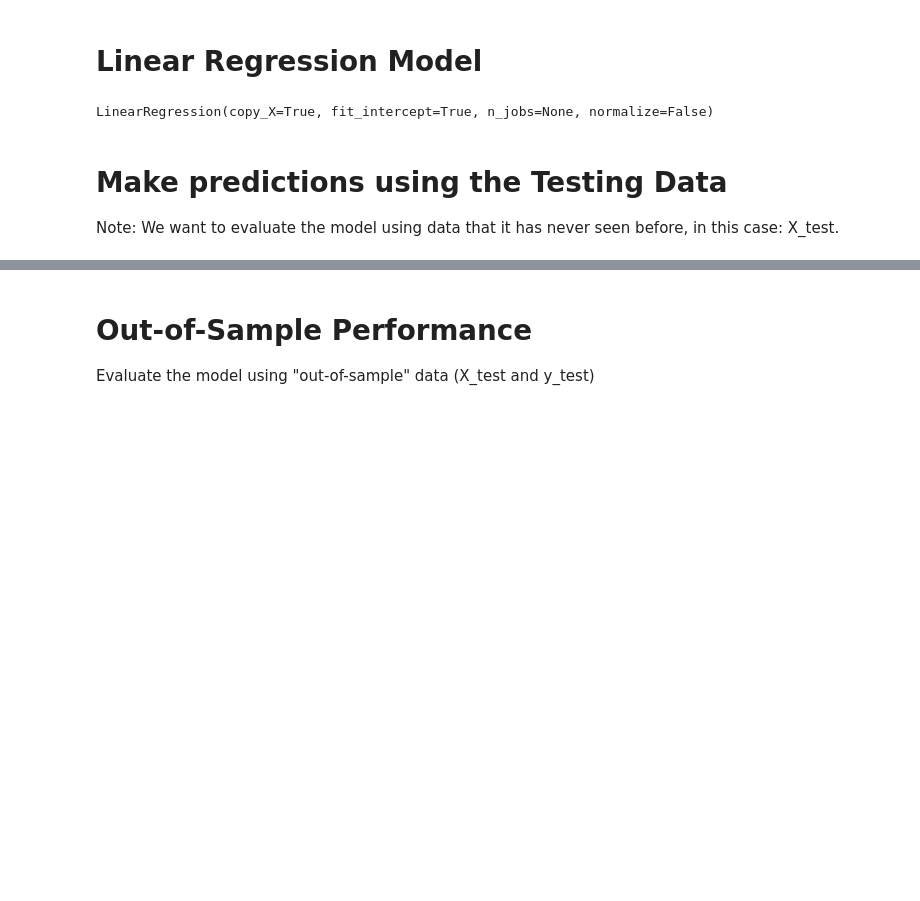
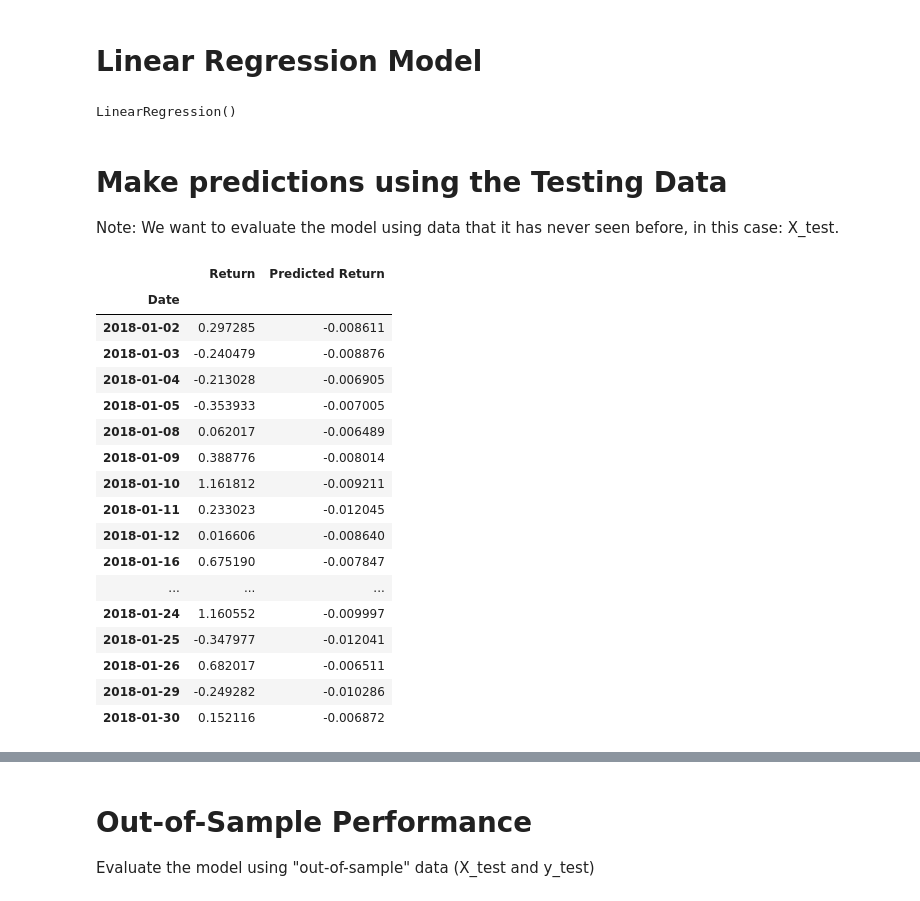
Before and after one commit to dbogatic/time-series-homework, a Jupyter notebook: regression_analysis.ipynb, the cells around one changed output, grey strips where cells are left out. Cells and saved outputs as stored; diff of their text form; code cells hidden in the pictures; blank space fills up the shorter version.

```diff
--- a/regression_analysis.ipynb
+++ b/regression_analysis.ipynb
@@ -73,4 +72,8 @@ test = yen_futures['2018':]
 # Create four dataframes:
 # X_train (training set using just the independent variables), X_test (test set of of just the independent variables)
 # Y_train (training set using just the "y" variable, i.e., "Futures Return"), Y_test (test set of just the "y" variable):
-# YOUR CODE HERE!
+
+X_train = pd.DataFrame(train["Lagged_Return"])
+X_test = pd.DataFrame(test["Lagged_Return"])
+y_train = pd.DataFrame(train["Return"])
+y_test = pd.DataFrame(test["Return"])
@@ -98,9 +95,13 @@ X_train
 from sklearn.linear_model import LinearRegression
 
 # Fit a SKLearn linear regression using just the training set (X_train, Y_train):
-# YOUR CODE HERE!
+
+model = LinearRegression()
+model
+model.fit(X_train, y_train)
+LinearRegression(copy_X=True, fit_intercept=True,n_jobs=None, normalize=False)
 # %% [output]
-LinearRegression(copy_X=True, fit_intercept=True, n_jobs=None, normalize=False)
+LinearRegression()
 # %% [markdown]
 # Make predictions using the Testing Data
 
@@ -111,5 +113,26 @@ Note: We want to evaluate the model using data that it has never seen before, in
 # %%
 # Assemble actual y data (Y_test) with predicted y data (from just above) into two columns in a dataframe:
-# YOUR CODE HERE!
+Results = pd.DataFrame(y_test)
+Results["Predicted Return"] = predictions
+Results[:20]
+# %% [output]
+|  | Return | Predicted Return |
+| Date |  |  |
+| 2018-01-02 | 0.297285 | -0.008611 |
+| 2018-01-03 | -0.240479 | -0.008876 |
+| 2018-01-04 | -0.213028 | -0.006905 |
+| 2018-01-05 | -0.353933 | -0.007005 |
+| 2018-01-08 | 0.062017 | -0.006489 |
+| 2018-01-09 | 0.388776 | -0.008014 |
+| 2018-01-10 | 1.161812 | -0.009211 |
+| 2018-01-11 | 0.233023 | -0.012045 |
+| 2018-01-12 | 0.016606 | -0.008640 |
+| 2018-01-16 | 0.675190 | -0.007847 |
+| ... | ... | ... |
+| 2018-01-24 | 1.160552 | -0.009997 |
+| 2018-01-25 | -0.347977 | -0.012041 |
+| 2018-01-26 | 0.682017 | -0.006511 |
+| 2018-01-29 | -0.249282 | -0.010286 |
+| 2018-01-30 | 0.152116 | -0.006872 |
 # %%
 # Plot the first 20 predictions vs the true values
```
Also changed, not shown: parts of 9 cells of this notebook.
